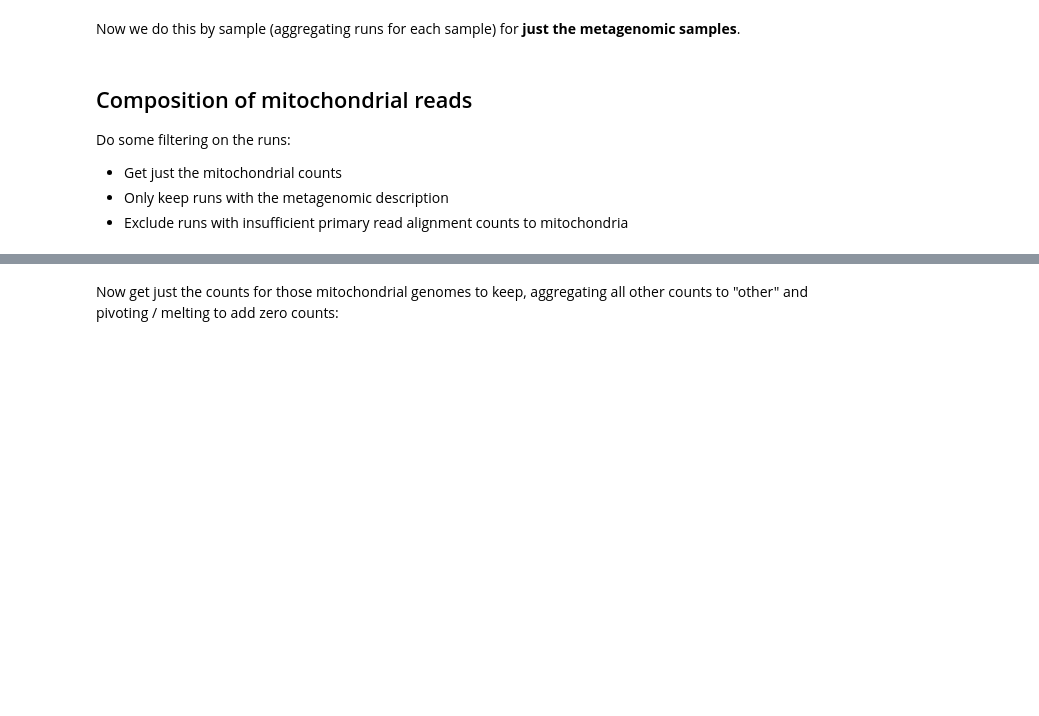
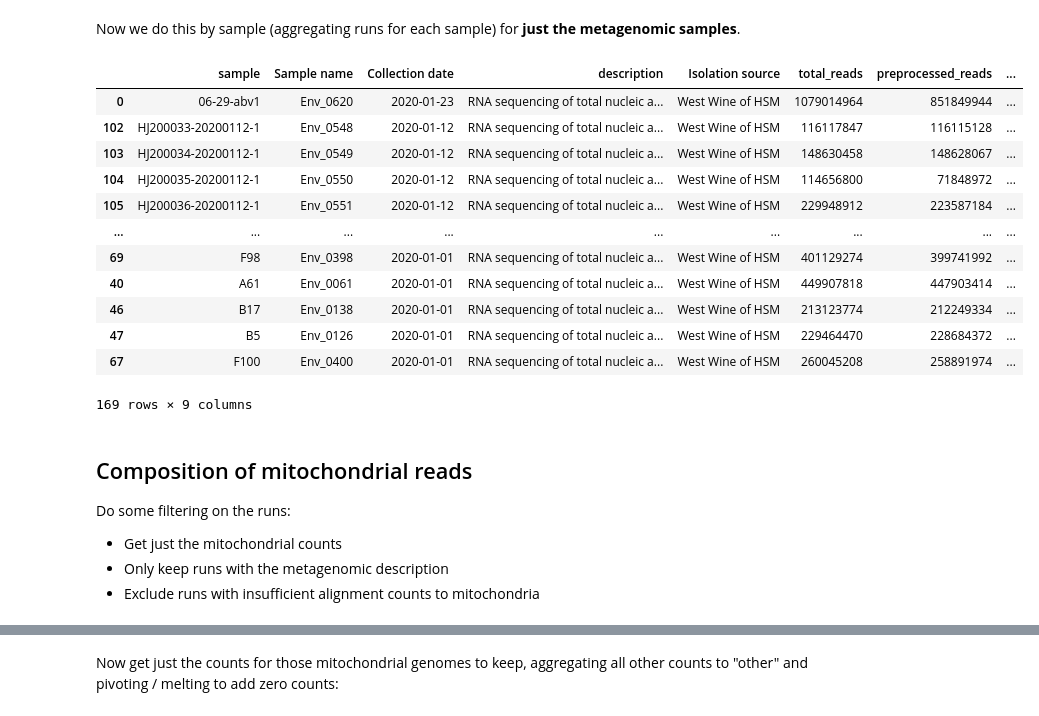
Before and after one commit to jbloom/Huanan_market_samples, a Jupyter notebook: notebooks/aggregate_all_counts.py.ipynb, the cells around one changed output, grey strips where cells are left out. Cells and saved outputs as stored; diff of their text form; code cells hidden in the pictures; blank space fills up the shorter version.

```diff
--- a/notebooks/aggregate_all_counts.py.ipynb
+++ b/notebooks/aggregate_all_counts.py.ipynb
@@ -92,30 +163,16 @@ Now get the SARS-CoV-2 read counts as a percentage of all preprocessed reads.
 We first do this by run:
 # %%
 sars2_aligned_by_run = (
-    tallied_counts_tidy
+    counts_and_coverage
     .query("alignment_reference == @sars2_ref_id")
     .drop(columns="alignment_reference")
-    .groupby(
-        ["Run accession", "alignment_count_type"],
-        as_index=False,
+    .rename(
+        columns={
+            "aligned_reads": "SARS2_aligned_reads",
+            "covered_bases": "SARS2_covered_bases",
+        },
     )
-    .aggregate(SARS2_aligned_reads=pd.NamedAgg("alignment_count", "sum"))
-    # pivot and melt to fill zero values
-    .pivot_table(
-        index="Run accession",
-        columns="alignment_count_type",
-        values="SARS2_aligned_reads",
-        fill_value=0,
-    )
-    .reset_index()
     .merge(read_counts, validate="one_to_one", how="outer")
-    .assign(**{c: lambda x: x[c].fillna(0) for c in count_cols})
-    .melt(
-        id_vars=["Run accession", "total_reads", "preprocessed_reads"],
-        value_vars=count_cols,
-        var_name="alignment_count_type",
-        value_name="SARS2_aligned_reads",
-    )
     .assign(
         percent_preprocessed_reads_aligning_to_SARS2=(
             lambda x: x["SARS2_aligned_reads"] / x["preprocessed_reads"] * 100
@@ -124,10 +181,9 @@ sars2_aligned_by_run = (
     .merge(
         metadata,
         on="Run accession",
-        validate="many_to_one",
+        validate="one_to_one",
         how="outer",
     )
-    .assign(SARS2_aligned_reads=lambda x: x["SARS2_aligned_reads"].astype("Int64"))
 )
 
 sars2_aligned_by_run.to_csv(
@@ -153,42 +223,56 @@ sars2_aligned_by_metagenomic_sample = (
             c for c in sars2_aligned_by_run
             if c not in sum_cols
             and not c.startswith("percent_")
-            and c != "Run accession"
+            and c not in ["Run accession", "SARS2_covered_bases"]
         ],
         as_index=False,
         dropna=False,
     )
     .aggregate({c: "sum" for c in sum_cols})
     .assign(
         percent_preprocessed_reads_aligning_to_SARS2=(
             lambda x: x["SARS2_aligned_reads"] / x["preprocessed_reads"] * 100
         ),
     )
 )
 
 dup_samples = (
     sars2_aligned_by_metagenomic_sample
-    .groupby(["alignment_count_type", "sample"])
+    .groupby("sample")
     .aggregate(
         n=pd.NamedAgg("total_reads", "count"),
         sample_names=pd.NamedAgg("Sample name", "unique"),
     )
     .query("n > 1")
 )
 
 assert not len(dup_samples), f"Some duplicated sample names\n{dup_samples}"
 
 sars2_aligned_by_metagenomic_sample.to_csv(
     snakemake.output["sars2_aligned_by_metagenomic_sample"], index=False, float_format="%.5g",
 )
 
 sars2_aligned_by_metagenomic_sample.sort_values("SARS2_aligned_reads")
+# %% [output]
+|  | sample | Sample name | Collection date | description | Isolation source | total_reads | preprocessed_reads | ... |
+| 0 | 06-29-abv1 | Env_0620 | 2020-01-23 | RNA sequencing of total nucleic a... | West Wine of HSM | 1079014964 | 851849944 | ... |
+| 102 | HJ200033-20200112-1 | Env_0548 | 2020-01-12 | RNA sequencing of total nucleic a... | West Wine of HSM | 116117847 | 116115128 | ... |
+| 103 | HJ200034-20200112-1 | Env_0549 | 2020-01-12 | RNA sequencing of total nucleic a... | West Wine of HSM | 148630458 | 148628067 | ... |
+| 104 | HJ200035-20200112-1 | Env_0550 | 2020-01-12 | RNA sequencing of total nucleic a... | West Wine of HSM | 114656800 | 71848972 | ... |
+| 105 | HJ200036-20200112-1 | Env_0551 | 2020-01-12 | RNA sequencing of total nucleic a... | West Wine of HSM | 229948912 | 223587184 | ... |
+| ... | ... | ... | ... | ... | ... | ... | ... | ... |
+| 69 | F98 | Env_0398 | 2020-01-01 | RNA sequencing of total nucleic a... | West Wine of HSM | 401129274 | 399741992 | ... |
+| 40 | A61 | Env_0061 | 2020-01-01 | RNA sequencing of total nucleic a... | West Wine of HSM | 449907818 | 447903414 | ... |
+| 46 | B17 | Env_0138 | 2020-01-01 | RNA sequencing of total nucleic a... | West Wine of HSM | 213123774 | 212249334 | ... |
+| 47 | B5 | Env_0126 | 2020-01-01 | RNA sequencing of total nucleic a... | West Wine of HSM | 229464470 | 228684372 | ... |
+| 67 | F100 | Env_0400 | 2020-01-01 | RNA sequencing of total nucleic a... | West Wine of HSM | 260045208 | 258891974 | ... |
+169 rows × 9 columns
 # %% [markdown]
 ## Composition of mitochondrial reads
 
 Do some filtering on the runs:
  - Get just the mitochondrial counts
  - Only keep runs with the metagenomic description
- - Exclude runs with insufficient primary read alignment counts to mitochondria
+ - Exclude runs with insufficient alignment counts to mitochondria
 # %%
 mito_counts = (
```
Also changed, not shown: parts of 11 cells of this notebook, 4 other files.
